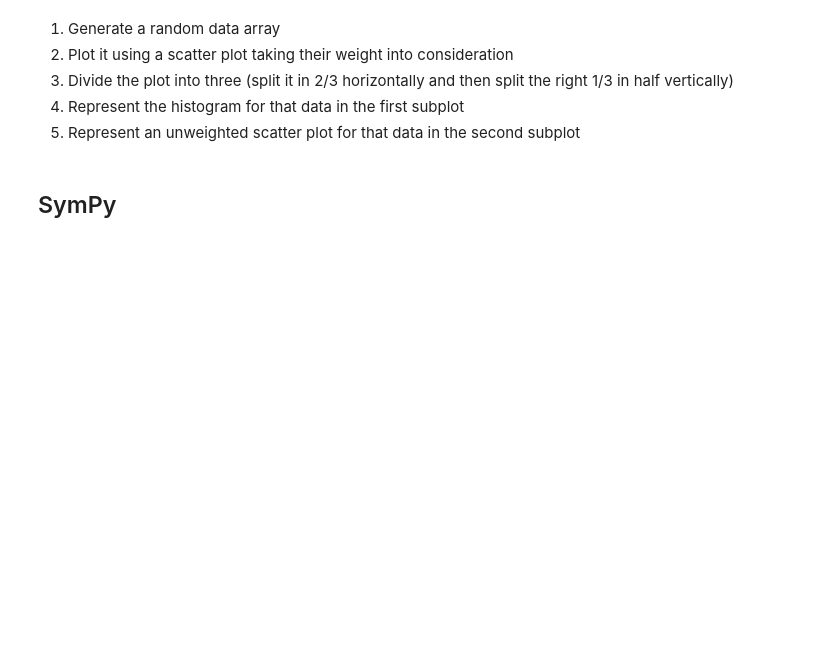
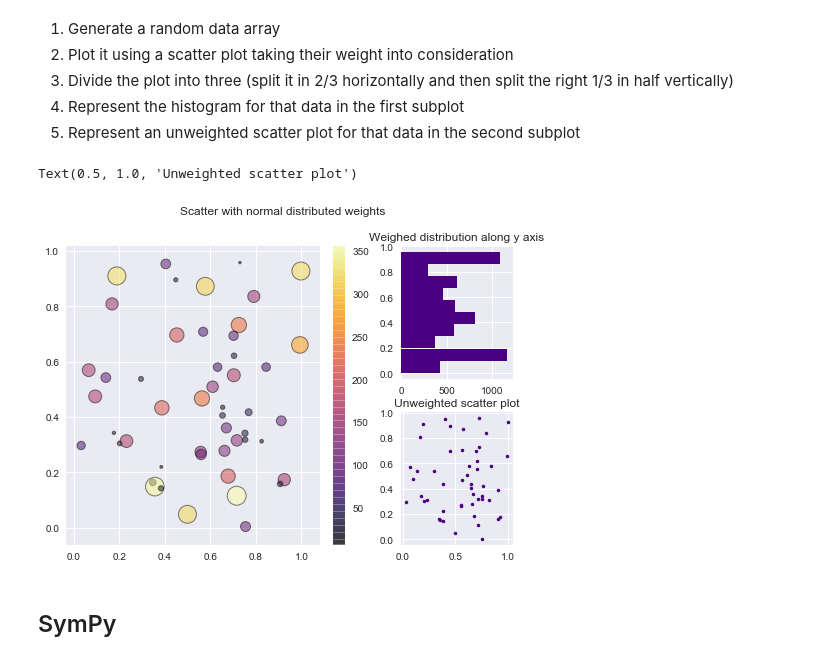
Before and after one commit to tiagodusilva/workshop-python-data-science-tools, a Jupyter notebook: notebooks/Solutions (Challenges).ipynb, the cells around one changed output. Saved outputs shown, nothing was run; the diff lists cells and outputs as text; code cells hidden in the pictures; blank space fills up the shorter version.

```diff
--- a/notebooks/Solutions (Challenges).ipynb
+++ b/notebooks/Solutions (Challenges).ipynb
@@ -91,6 +94,42 @@ np.sum(e)
 3. Divide the plot into three (split it in 2/3 horizontally and then split the right 1/3 in half vertically)
 4. Represent the histogram for that data in the first subplot
 5. Represent an unweighted scatter plot for that data in the second subplot
+# %%
+plt.style.use('seaborn')
+
+x = np.random.random(50)
+y = np.random.random(50)
+w = abs(np.random.randn(50)) * 150
+
+fig = plt.figure()
+fig.suptitle('Scatter with normal distributed weights')
+gs = fig.add_gridspec(2, 3, hspace=0.25, wspace=0.5)
+
+ax1 = fig.add_subplot(gs[:, :2])  # Main Scatter plot
+ax2 = fig.add_subplot(gs[0, 2])  # Histogram
+ax3 = fig.add_subplot(gs[1, 2])  # Secondary Scatter plot
+
+# Main Scatter
+scatter1 = ax1.scatter(x, y, s=w, c=w, cmap='inferno', alpha=0.5, edgecolors='k', linewidths=1)
+# ax1.set_axis_off()
+
+# vertical colorbar (Just for curiosity)
+from mpl_toolkits.axes_grid1.axes_divider import make_axes_locatable
+ax1_divider = make_axes_locatable(ax1)
+# Add an axes to the right of the main axes.
+cax1 = ax1_divider.append_axes("right", size="5%", pad="5%", )
+cb1 = fig.colorbar(scatter1, cax=cax1)
+
+# Histogram
+ax2.hist(y, bins=10, weights=w, orientation='horizontal', color='indigo')
+ax2.set_title('Weighed distribution along y axis')
+
+# Secondary Scatter
+ax3.plot(x, y, ls='', marker='.', c='indigo')
+ax3.set_title('Unweighted scatter plot')
+# %% [output]
+Text(0.5, 1.0, 'Unweighted scatter plot')
+[figure, added]
 # %% [markdown]
 ## SymPy
 # %%
```
Also changed, not shown: parts of 7 cells of this notebook, 1 other file.
